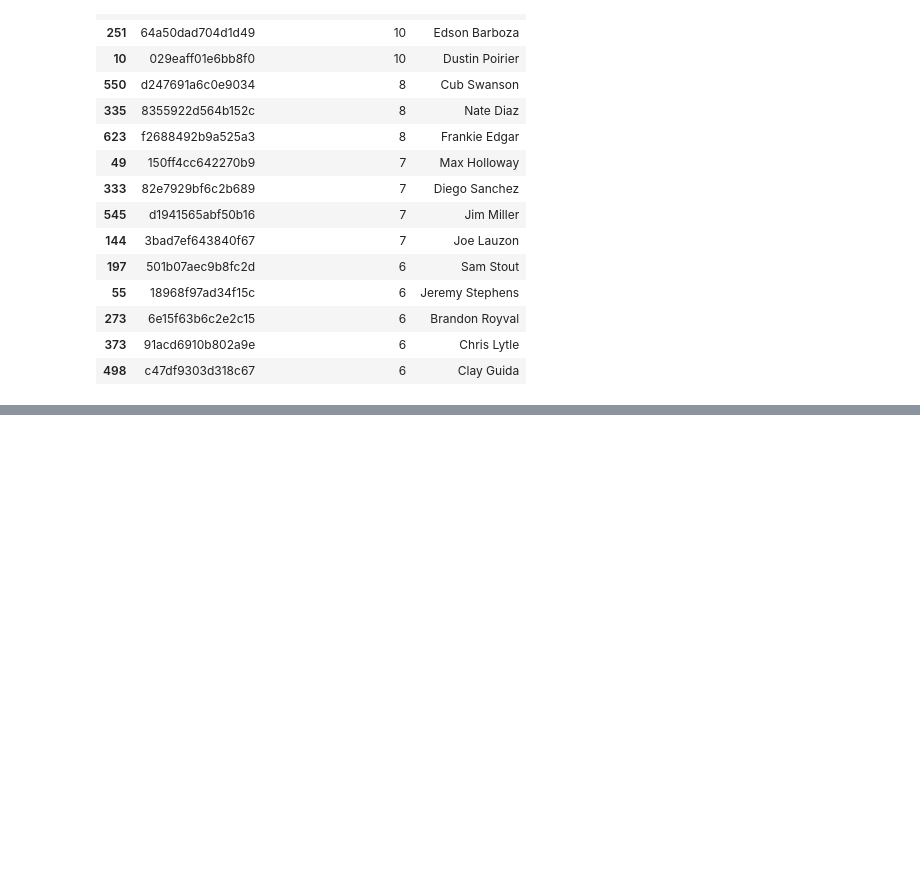
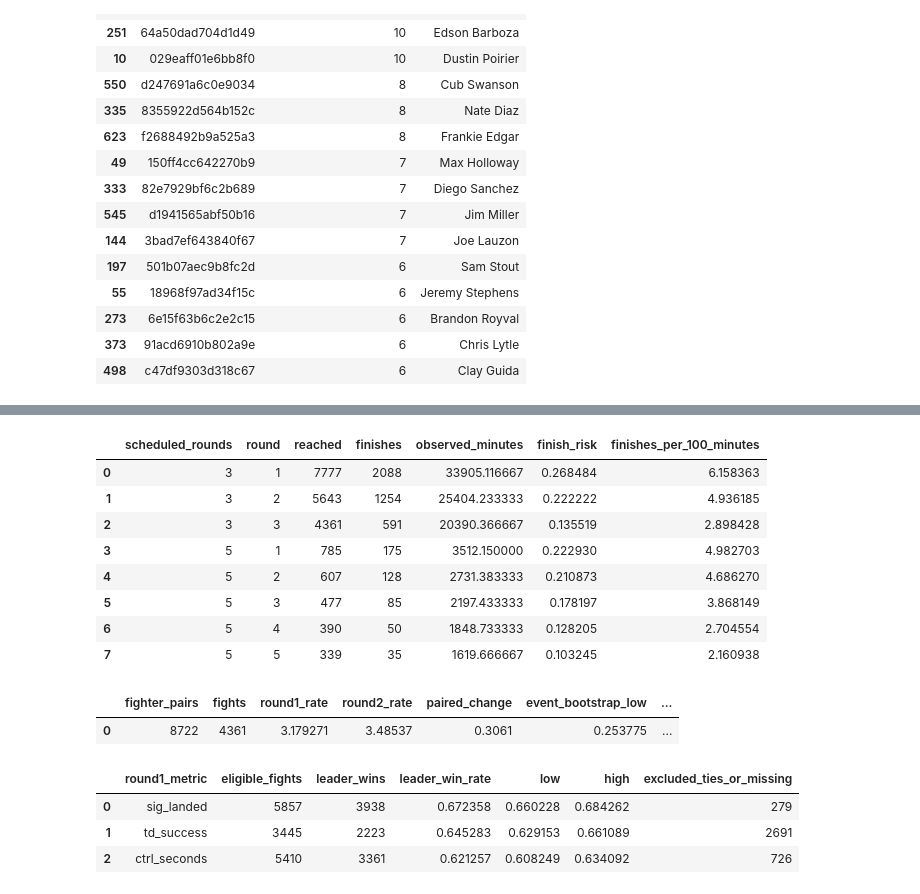
Before and after one commit to DQuanBui/UFC_Fights_Analysis, a Jupyter notebook: notebooks/06_round_analysis.ipynb, the cells around one changed output, grey strips where cells are left out. Drawn from its saved outputs; the diff is of its cells as text; code cells hidden in the pictures; blank space fills up the shorter version.

Commit message:
feat: analyze matched round pace and opening-round advantages

```diff
--- a/notebooks/06_round_analysis.ipynb
+++ b/notebooks/06_round_analysis.ipynb
@@ -175,0 +180,4 @@ display(tables['fotn_appearances'].head(15))
+# %%
+from src.research import run_chapter, display_answers
+deep_tables, deep_answers = run_chapter('06')
+display_answers(deep_answers)
@@ -175,0 +205,24 @@ display(tables['fotn_appearances'].head(15))
+# %%
+display(deep_tables['deep_round_exposure'])
+# %% [output]
+|  | scheduled_rounds | round | reached | finishes | observed_minutes | finish_risk | finishes_per_100_minutes |
+| 0 | 3 | 1 | 7777 | 2088 | 33905.116667 | 0.268484 | 6.158363 |
+| 1 | 3 | 2 | 5643 | 1254 | 25404.233333 | 0.222222 | 4.936185 |
+| 2 | 3 | 3 | 4361 | 591 | 20390.366667 | 0.135519 | 2.898428 |
+| 3 | 5 | 1 | 785 | 175 | 3512.150000 | 0.222930 | 4.982703 |
+| 4 | 5 | 2 | 607 | 128 | 2731.383333 | 0.210873 | 4.686270 |
+| 5 | 5 | 3 | 477 | 85 | 2197.433333 | 0.178197 | 3.868149 |
+| 6 | 5 | 4 | 390 | 50 | 1848.733333 | 0.128205 | 2.704554 |
+| 7 | 5 | 5 | 339 | 35 | 1619.666667 | 0.103245 | 2.160938 |
+# %%
+display(deep_tables['deep_paired_round_pace'])
+# %% [output]
+|  | fighter_pairs | fights | round1_rate | round2_rate | paired_change | event_bootstrap_low | ... |
+| 0 | 8722 | 4361 | 3.179271 | 3.48537 | 0.3061 | 0.253775 | ... |
+# %%
+display(deep_tables['deep_opening_round_leads'])
+# %% [output]
+|  | round1_metric | eligible_fights | leader_wins | leader_win_rate | low | high | excluded_ties_or_missing |
+| 0 | sig_landed | 5857 | 3938 | 0.672358 | 0.660228 | 0.684262 | 279 |
+| 1 | td_success | 3445 | 2223 | 0.645283 | 0.629153 | 0.661089 | 2691 |
+| 2 | ctrl_seconds | 5410 | 3361 | 0.621257 | 0.608249 | 0.634092 | 726 |
```
Also changed, not shown: parts of 3 cells of this notebook, 7 other files.
